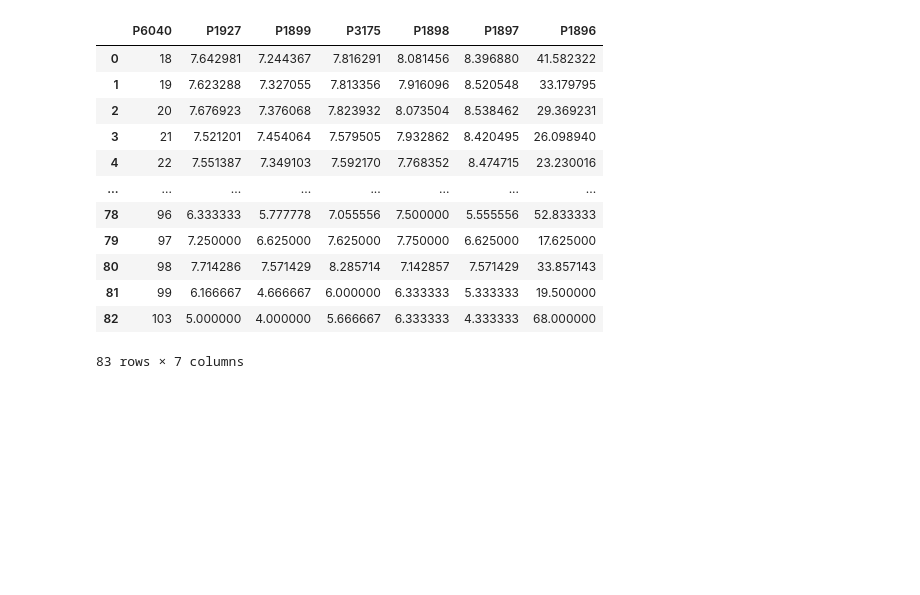
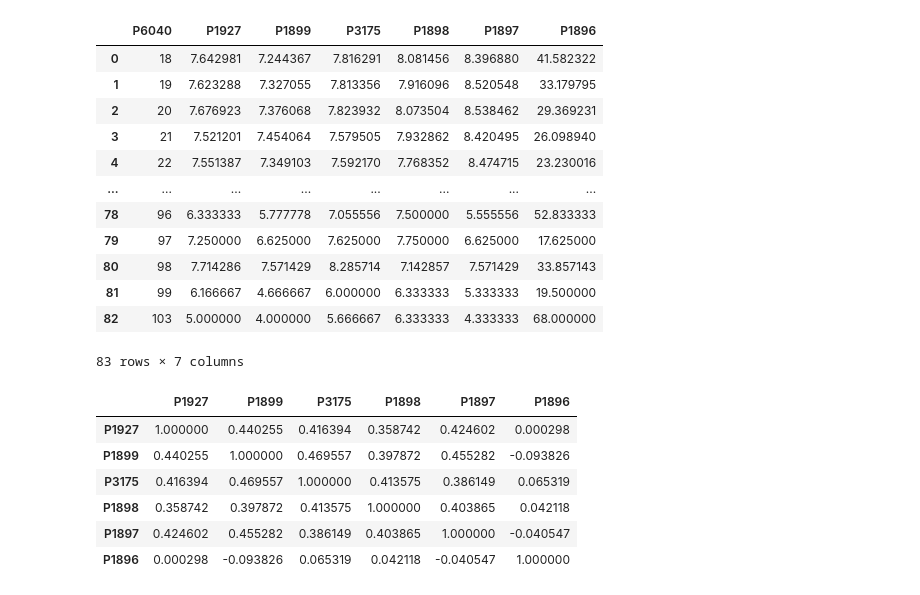
Before and after one commit to Sebast68h/PROYECTO-1-DATA, a Jupyter notebook: Proyecto1.ipynb, the cells around one changed output. Saved outputs shown, nothing was run; the diff lists cells and outputs as text; code cells hidden in the pictures; blank space fills up the shorter version.

```diff
--- a/Proyecto1.ipynb
+++ b/Proyecto1.ipynb
@@ -115,3 +115,14 @@ grupo
 | 81 | 99 | 6.166667 | 4.666667 | 6.000000 | 6.333333 | 5.333333 | 19.500000 |
 | 82 | 103 | 5.000000 | 4.000000 | 5.666667 | 6.333333 | 4.333333 | 68.000000 |
 83 rows × 7 columns
+# %%
+variables = ["P1927","P1899","P3175","P1898","P1897","P1896"]
+datos_limpios[variables].corr()
+# %% [output]
+|  | P1927 | P1899 | P3175 | P1898 | P1897 | P1896 |
+| P1927 | 1.000000 | 0.440255 | 0.416394 | 0.358742 | 0.424602 | 0.000298 |
+| P1899 | 0.440255 | 1.000000 | 0.469557 | 0.397872 | 0.455282 | -0.093826 |
+| P3175 | 0.416394 | 0.469557 | 1.000000 | 0.413575 | 0.386149 | 0.065319 |
+| P1898 | 0.358742 | 0.397872 | 0.413575 | 1.000000 | 0.403865 | 0.042118 |
+| P1897 | 0.424602 | 0.455282 | 0.386149 | 0.403865 | 1.000000 | -0.040547 |
+| P1896 | 0.000298 | -0.093826 | 0.065319 | 0.042118 | -0.040547 | 1.000000 |
```
Also changed, not shown: parts of 1 cell of this notebook.
